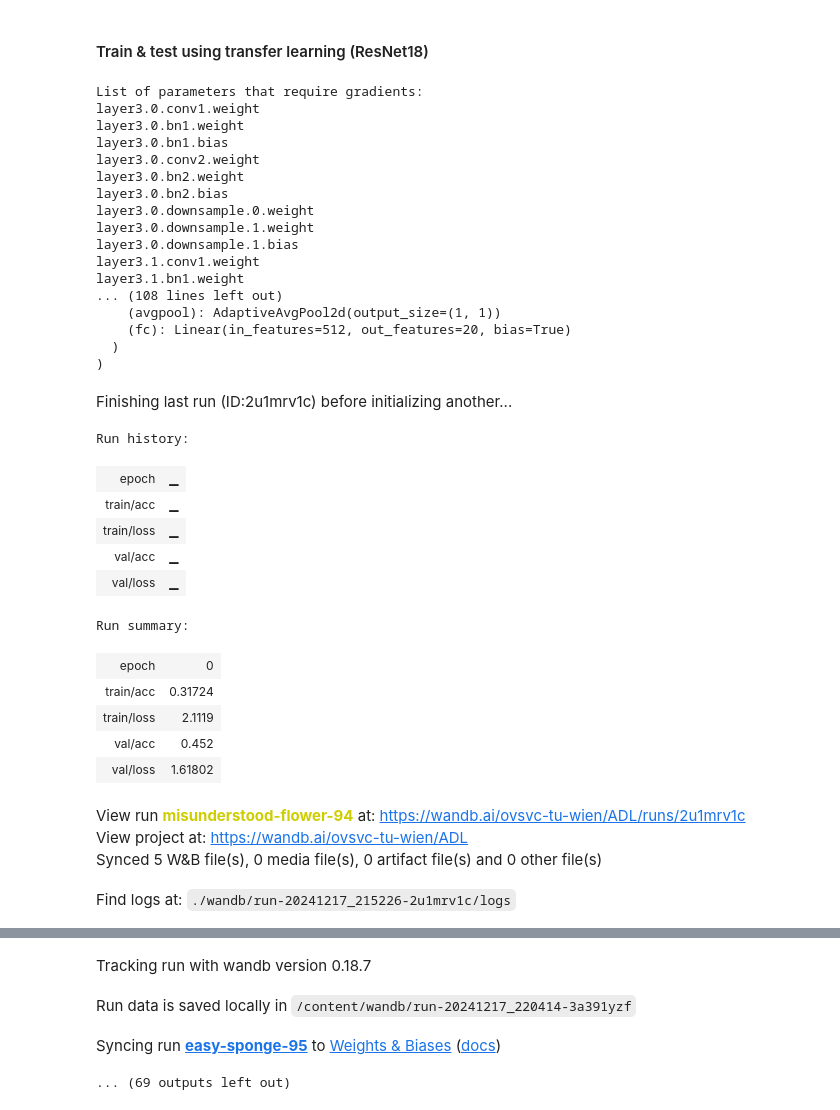
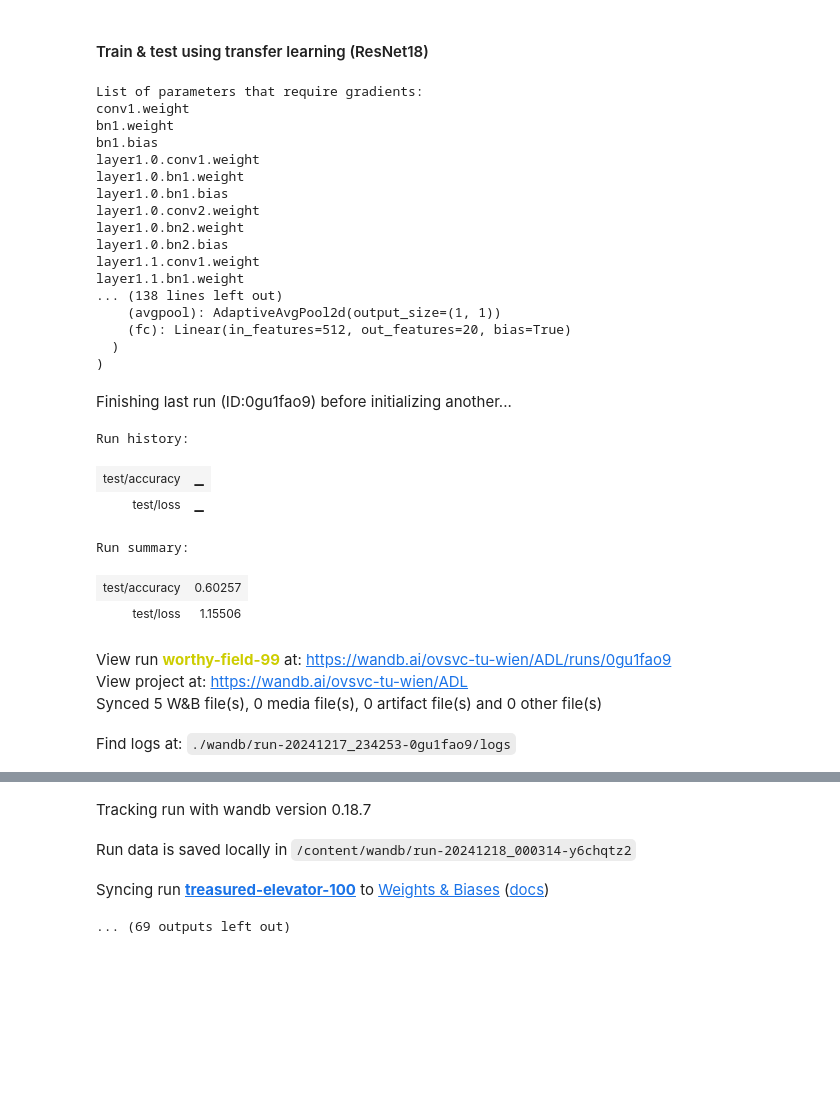
Before and after one commit to ovsvc/Artwork-Classification-Deep-Learning, a Jupyter notebook: notebooks/ResNet_augmentation.ipynb, the cells around one changed output, grey strips where cells are left out. Drawn from its saved outputs; the diff is of its cells as text; code cells hidden in the pictures; blank space fills up the shorter version.

Commit message:
ResNet with data augmentation

```diff
--- a/notebooks/ResNet_augmentation.ipynb
+++ b/notebooks/ResNet_augmentation.ipynb
@@ -38,12 +38,12 @@ dataset_path = "/content/Real_AI_SD_LD_Dataset"
 # %%
 # Updated train_transform with data augmentation
 train_transform = transforms.Compose([
-    transforms.RandomHorizontalFlip(),         # Randomly flip the image horizontally
-    transforms.RandomRotation(30),             # Randomly rotate images by up to 30 degrees
-    transforms.RandomResizedCrop(32),          # Randomly crop and resize to 32x32
-    transforms.ColorJitter(brightness=0.2, contrast=0.2, saturation=0.2, hue=0.2),  # Random color adjustments
-    transforms.ToTensor(),                     # Convert the image to a tensor
-    transforms.Normalize(mean=[0.485, 0.456, 0.406], std=[0.229, 0.224, 0.225])  # Normalize to ImageNet standards (if relevant)
+      transforms.RandomHorizontalFlip(),         # Randomly flip the image horizontally
+      transforms.RandomVerticalFlip(),         # Randomly flip the image vertically
+      transforms.RandomRotation(30),             # Randomly rotate images by up to 30 degrees
+      transforms.Resize(size=(32, 32)),
+      transforms.ToTensor(),
+      transforms.Normalize(mean=[0.485, 0.456, 0.406], std=[0.229, 0.224, 0.225])
 ])
 # Validation and test transforms (without augmentation)
 val_transform = transforms.Compose([
@@ -64,59 +64,53 @@ test_transform = transforms.Compose([
 freeze_layers = ['conv1', 'bn1', 'layer1', 'layer2']
 # Config for training and testing
 config = {
-    'model': ResNet18FineTuned(freeze_layers=True, specific_layers_to_freeze=freeze_layers),
+    'model': ResNet18FineTuned(freeze_layers=False), #specific_layers_to_freeze=freeze_layers),
     'dataset_path': dataset_path,
     'model_save_dir': 'saved_models',
     'results_save_dir': 'saved_results',
     'train_transform': train_transform,
     'val_transform': val_transform,
     'test_transform': test_transform,
     'batch_size': 64,
     'learning_rate': 0.001,
     'scheduler_gamma': 0.9,
     'epochs': 10,
     'fraction': 1,
     'val_frequency': 1,
     'debug_mode': True,
     'patience': 3,
     'model_name': "ResNet18"
 }
 
 # Train the model
 
 trainer_resnet = train_model(config)
 # %% [output]
 List of parameters that require gradients:
-layer3.0.conv1.weight
-layer3.0.bn1.weight
-layer3.0.bn1.bias
-layer3.0.conv2.weight
-layer3.0.bn2.weight
-layer3.0.bn2.bias
-layer3.0.downsample.0.weight
-layer3.0.downsample.1.weight
-layer3.0.downsample.1.bias
-layer3.1.conv1.weight
-layer3.1.bn1.weight
-... (108 lines left out)
+conv1.weight
+bn1.weight
+bn1.bias
+layer1.0.conv1.weight
+layer1.0.bn1.weight
+layer1.0.bn1.bias
+layer1.0.conv2.weight
+layer1.0.bn2.weight
+layer1.0.bn2.bias
+layer1.1.conv1.weight
+layer1.1.bn1.weight
+... (138 lines left out)
     (avgpool): AdaptiveAvgPool2d(output_size=(1, 1))
     (fc): Linear(in_features=512, out_features=20, bias=True)
   )
 )
-Finishing last run (ID:2u1mrv1c) before initializing another...
+Finishing last run (ID:0gu1fao9) before initializing another...
 Run history:
-| epoch | ▁ |
-| train/acc | ▁ |
-| train/loss | ▁ |
-| val/acc | ▁ |
-| val/loss | ▁ |
+| test/accuracy | ▁ |
+| test/loss | ▁ |
 Run summary:
-| epoch | 0 |
-| train/acc | 0.31724 |
-| train/loss | 2.1119 |
-| val/acc | 0.452 |
-| val/loss | 1.61802 |
+| test/accuracy | 0.60257 |
+| test/loss | 1.15506 |
-View run misunderstood-flower-94 at: https://wandb.ai/ovsvc-tu-wien/ADL/runs/2u1mrv1c
+View run worthy-field-99 at: https://wandb.ai/ovsvc-tu-wien/ADL/runs/0gu1fao9
 View project at: https://wandb.ai/ovsvc-tu-wien/ADL
 Synced 5 W&B file(s), 0 media file(s), 0 artifact file(s) and 0 other file(s)
-Find logs at: ./wandb/run-20241217_215226-2u1mrv1c/logs
+Find logs at: ./wandb/run-20241217_234253-0gu1fao9/logs
@@ -124,6 +118,6 @@ Successfully finished last run (ID:2u1mrv1c). Initializing new run:
 Tracking run with wandb version 0.18.7
-Run data is saved locally in /content/wandb/run-20241217_220414-3a391yzf
+Run data is saved locally in /content/wandb/run-20241218_000314-y6chqtz2
-Syncing run easy-sponge-95 to Weights & Biases (docs)
+Syncing run treasured-elevator-100 to Weights & Biases (docs)
 ... (69 outputs left out)
 # %%
 # Test the model (reuse the trainer)
```
Also changed, not shown: parts of 3 cells of this notebook.
